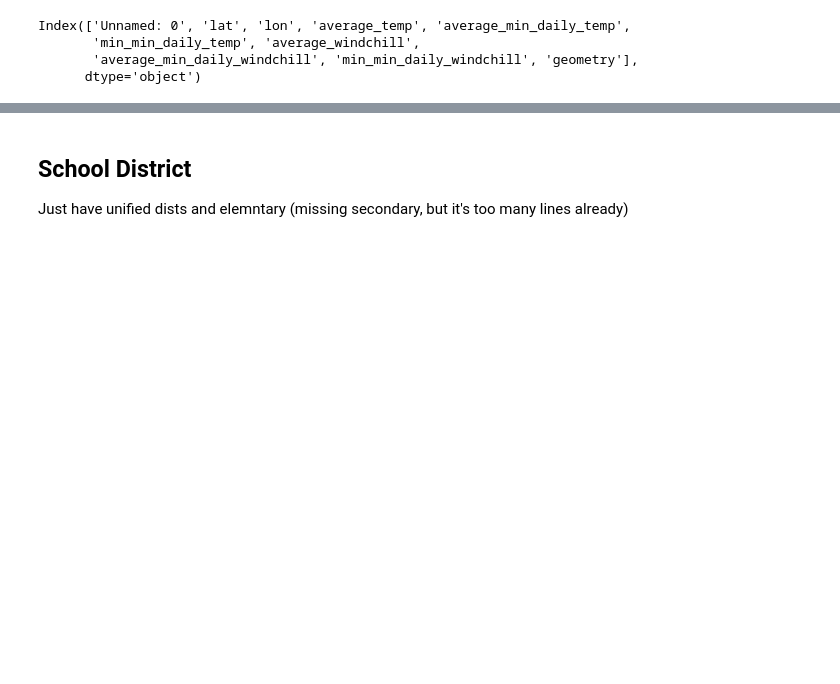
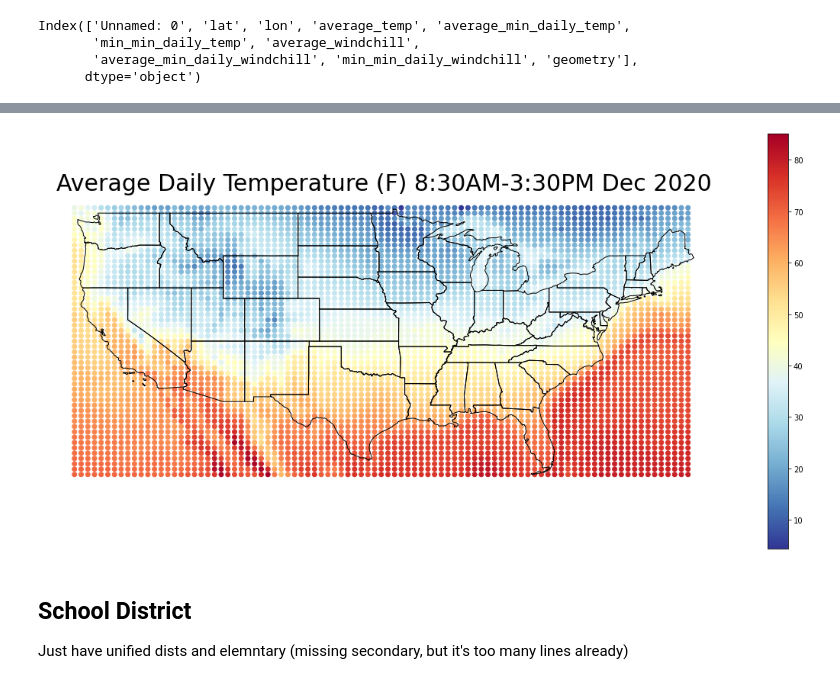
Before and after one commit to Harris-2020-Grad-Side-Projects/US-schoolday-temperatures, a Jupyter notebook: map_temperature.ipynb, the cells around one changed output, grey strips where cells are left out. Cells and saved outputs as stored; diff of their text form; code cells hidden in the pictures; blank space fills up the shorter version.

```diff
--- a/map_temperature.ipynb
+++ b/map_temperature.ipynb
@@ -66,6 +66,6 @@ plt.ioff()
 #%matplotlib notebook
 # %%
-fig, ax = plt.subplots(figsize=(8,10))
+fig, ax = plt.subplots(figsize=(20,10))
 #contenental_states.plot(ax=ax, color = 'none', edgecolor='black')
 gdf.plot(ax=ax, column = 'average_windchill', cmap = 'RdYlBu_r', legend=True)
 contenental_states.plot(ax=ax, color = 'none', edgecolor='black')
@@ -82,3 +78,4 @@ plt.show()
+[figure, added]
 # %% [markdown]
 ## School District
 Just have unified dists and elemntary (missing secondary, but it's too many lines already)
```
Also changed, not shown: parts of 3 cells of this notebook.
